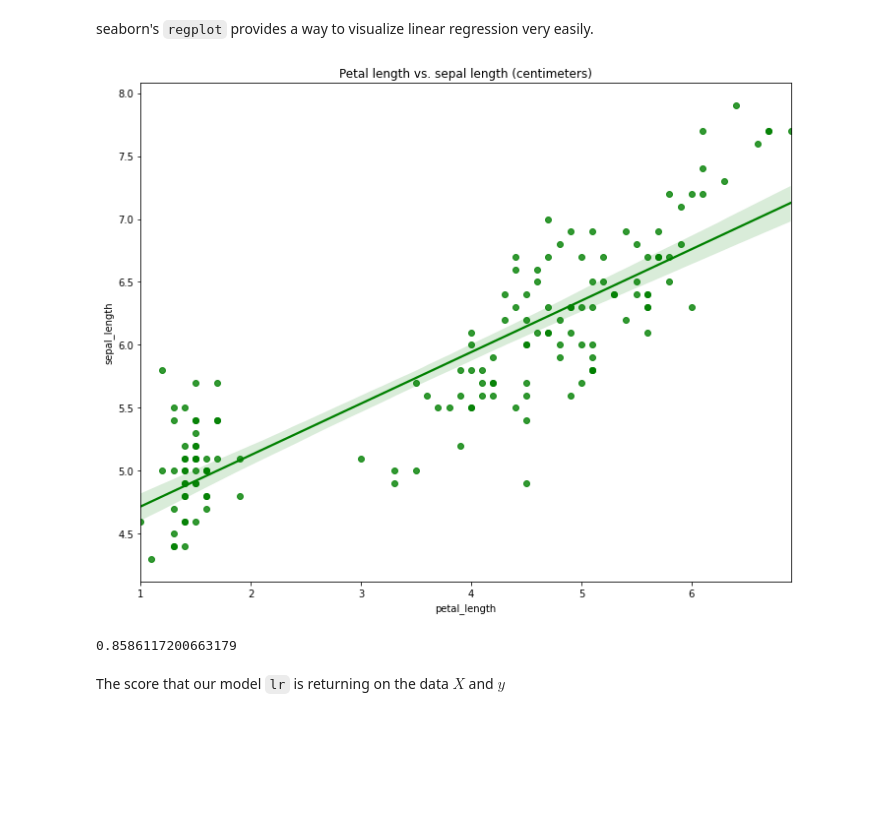
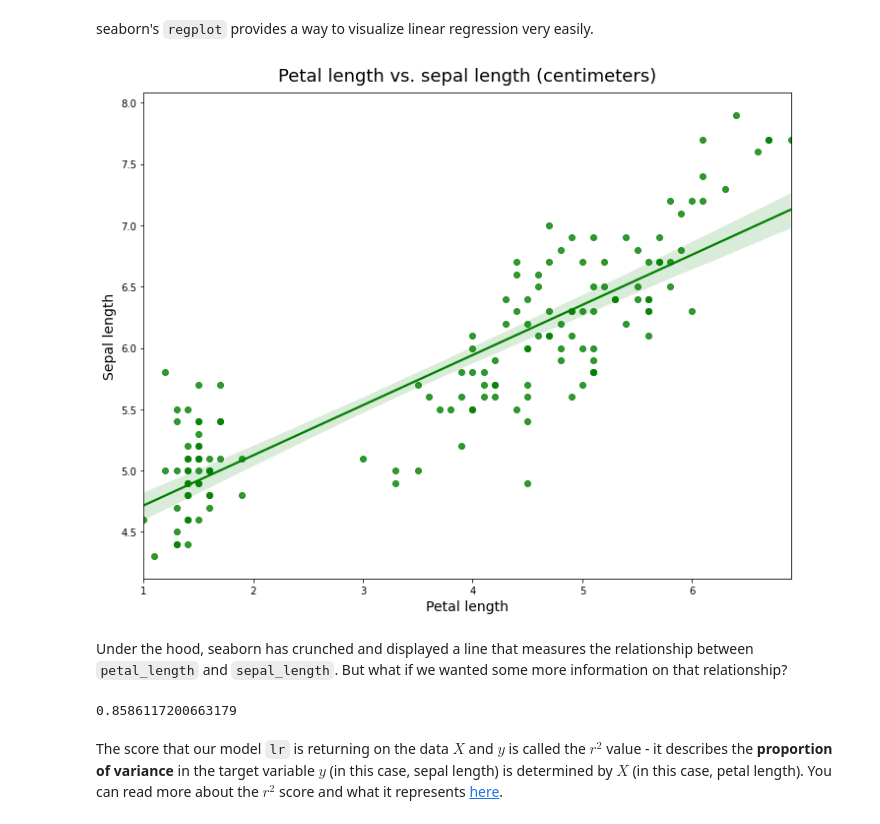
Before and after one commit to toastdeini/blog_post_ph3, a Jupyter notebook: Regression_for_Amateurs.ipynb, the cells around one changed output. Cells and saved outputs as stored; diff of their text form; code cells hidden in the pictures; blank space fills up the shorter version.

```diff
--- a/Regression_for_Amateurs.ipynb
+++ b/Regression_for_Amateurs.ipynb
@@ -140,17 +143,31 @@ seaborn's `regplot` provides a way to visualize linear regression very easily.
 # %%
 # Same code as before, but with `regplot` this time
 # instead of `scatterplot`
 
 fig, ax = plt.subplots(figsize=(10, 8))
-ax.set_title('Petal length vs. sepal length (centimeters)')
+ax.set_title('Petal length vs. sepal length (centimeters)',
+             fontdict = {'fontsize': 18},
+             pad = 12)
 
 sns.regplot(x = df.petal_length,
             y = df.sepal_length,
             color = 'g')
 
+ax.set_xlabel('Petal length',
+              fontdict = {'fontsize': 14},
+              labelpad = 4)
+ax.set_ylabel('Sepal length',
+              fontdict = {'fontsize': 14},
+              labelpad = 4)
+
 plt.tight_layout()
+
+# fig.savefig(fname = 'images/best_fit_regplot.jpg',
+#             dpi = 400)
 # %% [output]
-[figure, old version]
+[figure, new version]
+# %% [markdown]
+Under the hood, seaborn has crunched and displayed a line that measures the relationship between `petal_length` and `sepal_length`. But what if we wanted some more information on that relationship?
 # %%
 X = df.drop(columns = ['sepal_length', 'species'])
 y = df.sepal_length
@@ -168,5 +185,5 @@ lr.fit(X, y)
 lr.score(X, y)
 # %% [output]
 0.8586117200663179
-# %% [markdown]
-The score that our model `lr` is returning on the data $X$ and $y$
+# %% [markdown]
+The score that our model `lr` is returning on the data $X$ and $y$ is called the $r^2$ value - it describes the **proportion of variance** in the target variable $y$ (in this case, sepal length) is determined by $X$ (in this case, petal length). You can read more about the $r^2$ score and what it represents [here](https://en.wikipedia.org/wiki/Coefficient_of_determination).
```
Also changed, not shown: parts of 4 cells of this notebook.
